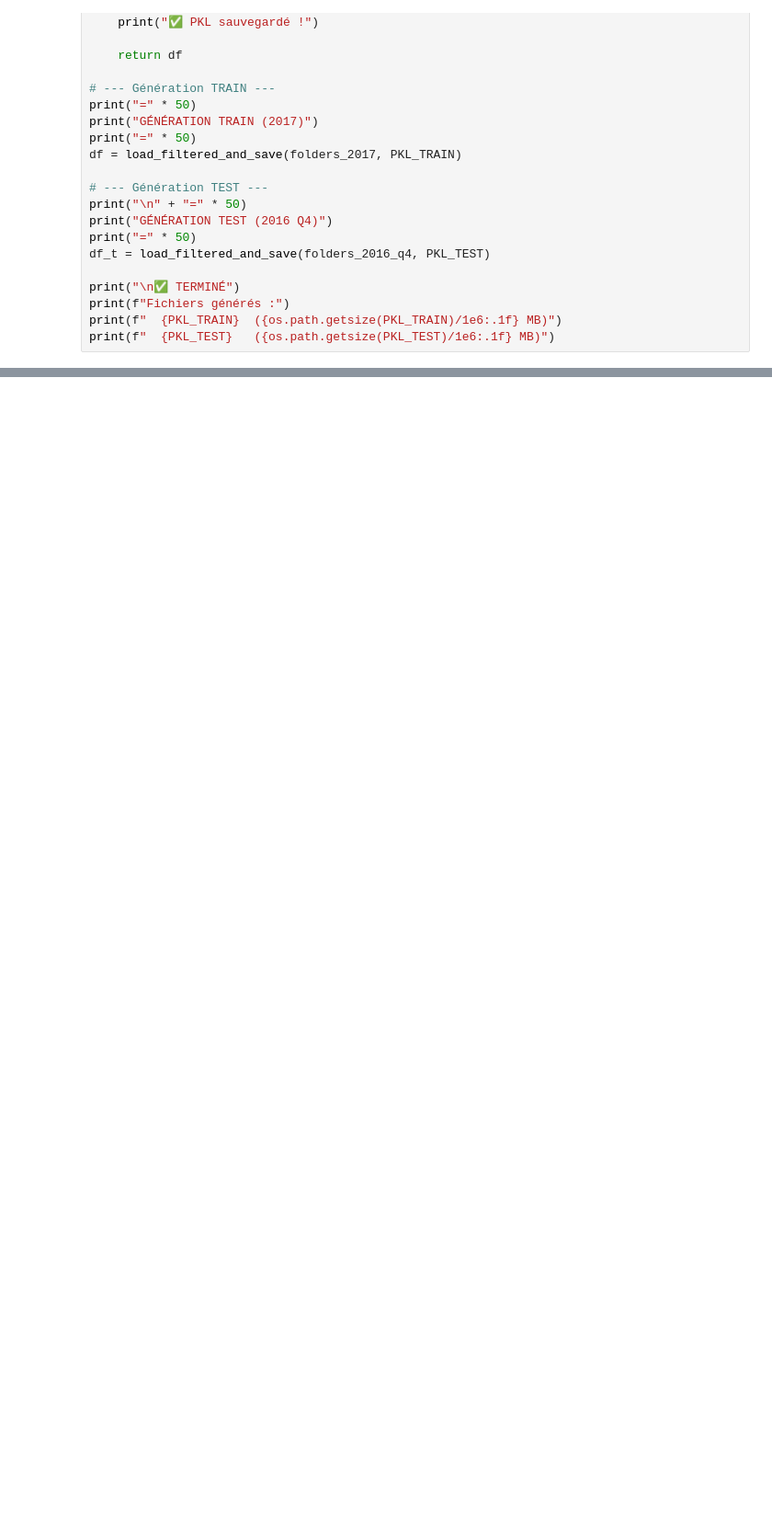
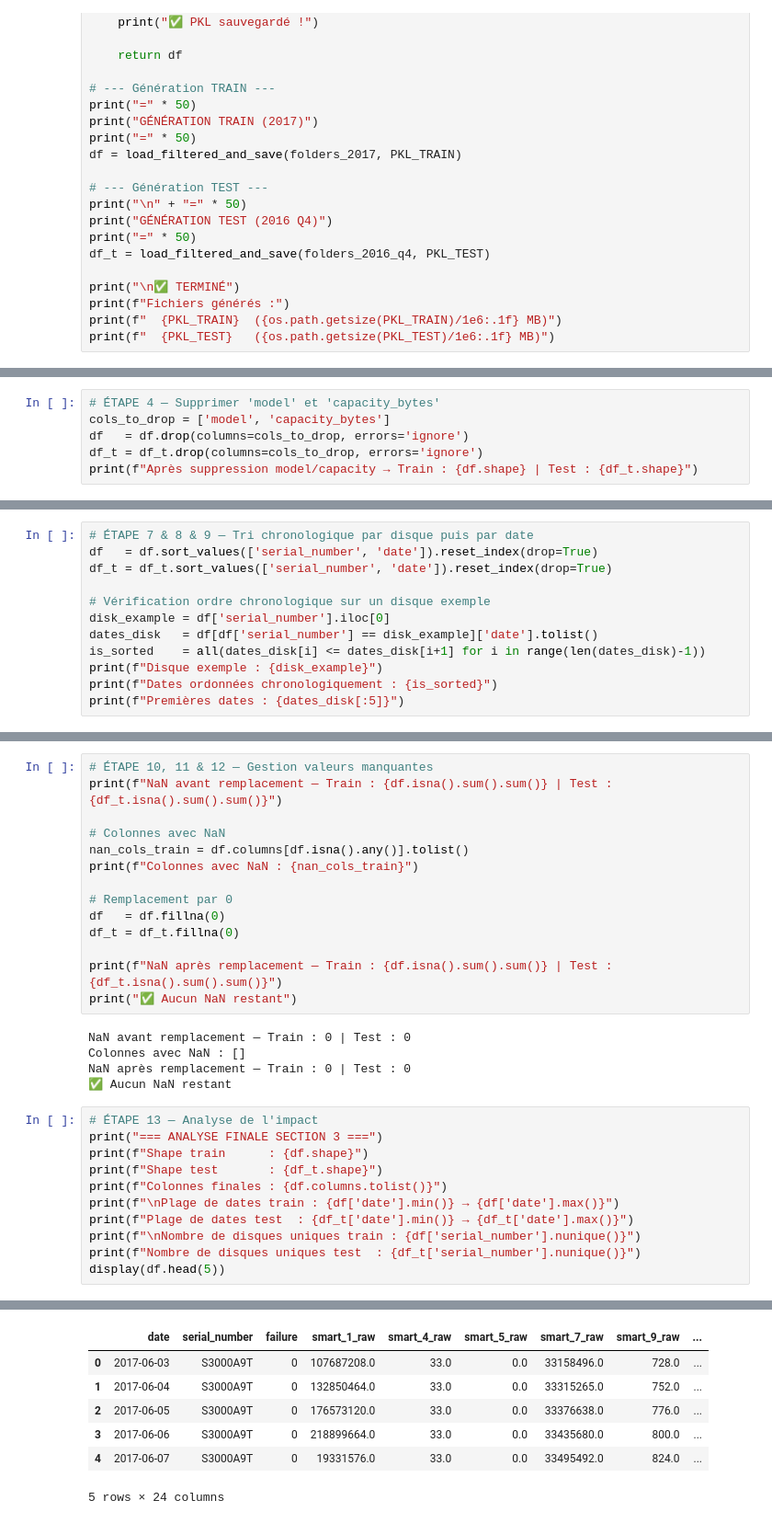
Before and after one commit to selim679/Backblaze-panne-disques-durs, a Jupyter notebook: notebookbacklaze.ipynb, the cells around one changed output, grey strips where cells are left out. Shown at 92% size. Drawn from its saved outputs; the diff is of its cells as text; blank space fills up the shorter version.

```diff
--- a/notebookbacklaze.ipynb
+++ b/notebookbacklaze.ipynb
@@ -327,0 +475,6 @@ gc.collect()
+# %%
+# ÉTAPE 4 — Supprimer 'model' et 'capacity_bytes'
+cols_to_drop = ['model', 'capacity_bytes']
+df   = df.drop(columns=cols_to_drop, errors='ignore')
+df_t = df_t.drop(columns=cols_to_drop, errors='ignore')
+print(f"Après suppression model/capacity → Train : {df.shape} | Test : {df_t.shape}")
@@ -327,0 +496,12 @@ gc.collect()
+# %%
+# ÉTAPE 7 & 8 & 9 — Tri chronologique par disque puis par date
+df   = df.sort_values(['serial_number', 'date']).reset_index(drop=True)
+df_t = df_t.sort_values(['serial_number', 'date']).reset_index(drop=True)
+
+# Vérification ordre chronologique sur un disque exemple
+disk_example = df['serial_number'].iloc[0]
+dates_disk   = df[df['serial_number'] == disk_example]['date'].tolist()
+is_sorted    = all(dates_disk[i] <= dates_disk[i+1] for i in range(len(dates_disk)-1))
+print(f"Disque exemple : {disk_example}")
+print(f"Dates ordonnées chronologiquement : {is_sorted}")
+print(f"Premières dates : {dates_disk[:5]}")
@@ -327,0 +512,31 @@ gc.collect()
+# %%
+# ÉTAPE 10, 11 & 12 — Gestion valeurs manquantes
+print(f"NaN avant remplacement — Train : {df.isna().sum().sum()} | Test : {df_t.isna().sum().sum()}")
+
+# Colonnes avec NaN
+nan_cols_train = df.columns[df.isna().any()].tolist()
+print(f"Colonnes avec NaN : {nan_cols_train}")
+
+# Remplacement par 0
+df   = df.fillna(0)
+df_t = df_t.fillna(0)
+
+print(f"NaN après remplacement — Train : {df.isna().sum().sum()} | Test : {df_t.isna().sum().sum()}")
+print("✅ Aucun NaN restant")
+# %% [output]
+NaN avant remplacement — Train : 0 | Test : 0
+Colonnes avec NaN : []
+NaN après remplacement — Train : 0 | Test : 0
+✅ Aucun NaN restant
+# %%
+# ÉTAPE 13 — Analyse de l'impact
+print("=== ANALYSE FINALE SECTION 3 ===")
+print(f"Shape train      : {df.shape}")
+print(f"Shape test       : {df_t.shape}")
+print(f"Colonnes finales : {df.columns.tolist()}")
+print(f"\nPlage de dates train : {df['date'].min()} → {df['date'].max()}")
+print(f"Plage de dates test  : {df_t['date'].min()} → {df_t['date'].max()}")
+print(f"\nNombre de disques uniques train : {df['serial_number'].nunique()}")
+print(f"Nombre de disques uniques test  : {df_t['serial_number'].nunique()}")
+display(df.head(5))
+# %% [output]
@@ -327,0 +553,7 @@ gc.collect()
+|  | date | serial_number | failure | smart_1_raw | smart_4_raw | smart_5_raw | smart_7_raw | smart_9_raw | ... |
+| 0 | 2017-06-03 | S3000A9T | 0 | 107687208.0 | 33.0 | 0.0 | 33158496.0 | 728.0 | ... |
+| 1 | 2017-06-04 | S3000A9T | 0 | 132850464.0 | 33.0 | 0.0 | 33315265.0 | 752.0 | ... |
+| 2 | 2017-06-05 | S3000A9T | 0 | 176573120.0 | 33.0 | 0.0 | 33376638.0 | 776.0 | ... |
+| 3 | 2017-06-06 | S3000A9T | 0 | 218899664.0 | 33.0 | 0.0 | 33435680.0 | 800.0 | ... |
+| 4 | 2017-06-07 | S3000A9T | 0 | 19331576.0 | 33.0 | 0.0 | 33495492.0 | 824.0 | ... |
+5 rows × 24 columns
```
Also changed, not shown: parts of 16 cells of this notebook.
